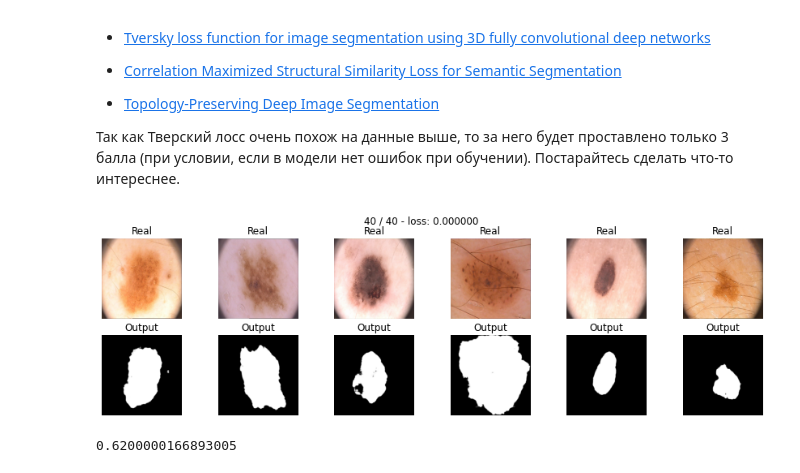
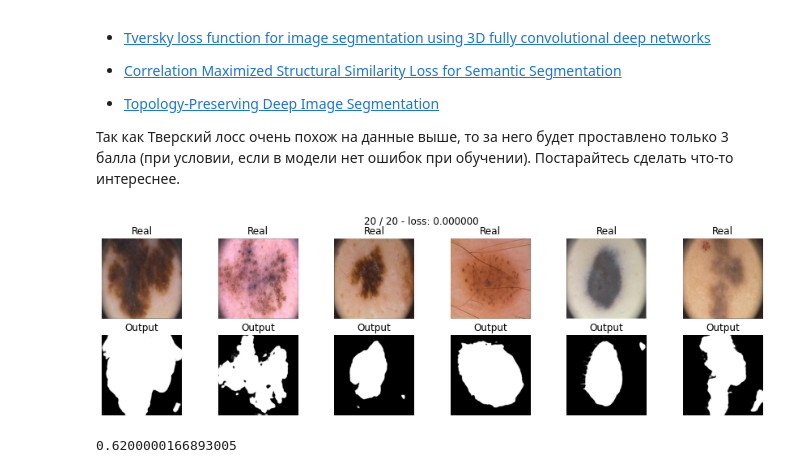
Before and after one commit to OlegTkhor/DLS_homework, a Jupyter notebook: [hw]semantic_segmentation.ipynb, the cells around one changed output. Drawn from its saved outputs; the diff is of its cells as text; code cells hidden in the pictures.

```diff
--- a/[hw]semantic_segmentation.ipynb
+++ b/[hw]semantic_segmentation.ipynb
@@ -604,11 +602,11 @@ def TverskyLoss (y_pred, y_real, smooth=1, alpha=0.5, beta=0.5):
 # %%
 model_Tversky = SegNet().to(device)
 
-max_epochs = 40
+max_epochs = 20
 optimaizer = torch.optim.Adam(model_Tversky.parameters())
 model_Tversky, loss_Tversky = train(model_Tversky, optimaizer, TverskyLoss, max_epochs, data_tr, data_val)
 # %% [output]
-[figure, old version]
+[figure, new version]
 # %%
 score_model(model_Tversky, iou_pytorch, data_val)
 # %% [output]
```
Also changed, not shown: parts of 14 cells of this notebook.
